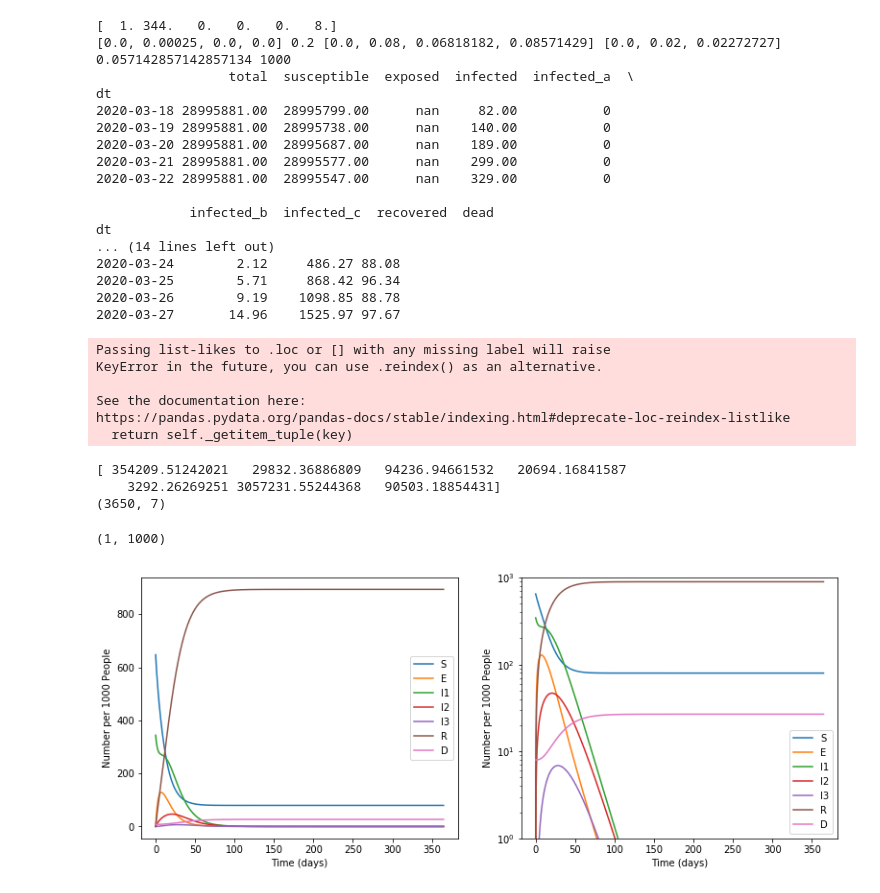
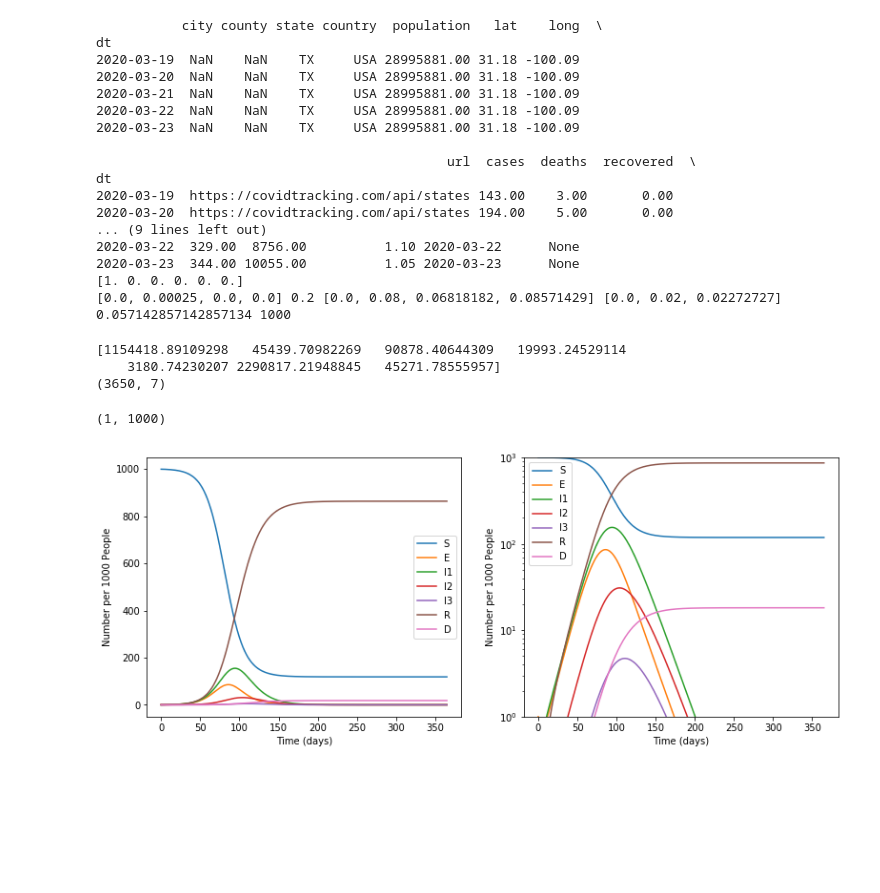
Before and after one commit to act-now-coalition/covid-data-model, a Jupyter notebook: seird_notebook_runtime.ipynb, the cells around one changed output. Cells and saved outputs as stored; diff of their text form; code cells hidden in the pictures; blank space fills up the shorter version.

```diff
--- a/seird_notebook_runtime.ipynb
+++ b/seird_notebook_runtime.ipynb
@@ -116,7 +116,8 @@ def plot_df(df, cols):
 # [1. 0. 0. 0. 0. 0.]
 # [0.0, 0.00025, 0.0, 0.0] 0.2 [0.0, 0.08, 0.06818182, 0.08571429] [0.0, 0.02, 0.02272727] 0.057142857142857134 28995881.0
 # %%
-use_harvard_init = False #If True use the harvard model inputs for inital conditions and N (recreate their graph)
+#use_harvard_init = False #If True use the harvard model inputs for inital conditions and N (recreate their graph)
+use_harvard_init = True #If True use the harvard model inputs for inital conditions and N (recreate their graph)
 # %%
 [df, soln] = model_state('USA', 'TX', INTERVENTIONS[0])
 
@@ -124,29 +125,23 @@ if use_harvard_init:
     df.index.name = 'date'
     df.reset_index(inplace=True)
 # %% [output]
-[  1. 344.   0.   0.   0.   8.]
+           city county state country  population   lat    long  \
+dt
+2020-03-19  NaN    NaN    TX     USA 28995881.00 31.18 -100.09
+2020-03-20  NaN    NaN    TX     USA 28995881.00 31.18 -100.09
+2020-03-21  NaN    NaN    TX     USA 28995881.00 31.18 -100.09
+2020-03-22  NaN    NaN    TX     USA 28995881.00 31.18 -100.09
+2020-03-23  NaN    NaN    TX     USA 28995881.00 31.18 -100.09
+
+                                             url  cases  deaths  recovered  \
+dt
+2020-03-19  https://covidtracking.com/api/states 143.00    3.00       0.00
+2020-03-20  https://covidtracking.com/api/states 194.00    5.00       0.00
+... (9 lines left out)
+2020-03-22  329.00  8756.00          1.10 2020-03-22      None
+2020-03-23  344.00 10055.00          1.05 2020-03-23      None
+[1. 0. 0. 0. 0. 0.]
 [0.0, 0.00025, 0.0, 0.0] 0.2 [0.0, 0.08, 0.06818182, 0.08571429] [0.0, 0.02, 0.02272727] 0.057142857142857134 1000
-                 total  susceptible  exposed  infected  infected_a  \
-dt
-2020-03-18 28995881.00  28995799.00      nan     82.00           0
-2020-03-19 28995881.00  28995738.00      nan    140.00           0
-2020-03-20 28995881.00  28995687.00      nan    189.00           0
-2020-03-21 28995881.00  28995577.00      nan    299.00           0
-2020-03-22 28995881.00  28995547.00      nan    329.00           0
-
-            infected_b  infected_c  recovered  dead
-dt
-... (14 lines left out)
-2020-03-24        2.12     486.27 88.08
-2020-03-25        5.71     868.42 96.34
-2020-03-26        9.19    1098.85 88.78
-2020-03-27       14.96    1525.97 97.67
-Passing list-likes to .loc or [] with any missing label will raise
-KeyError in the future, you can use .reindex() as an alternative.
-
-See the documentation here:
-https://pandas.pydata.org/pandas-docs/stable/indexing.html#deprecate-loc-reindex-listlike
-  return self._getitem_tuple(key)
 # %%
 if use_harvard_init:
     tmax=365
@@ -155,35 +150,35 @@ if use_harvard_init:
 else:
     # tmax = 80 * 4
     tmax = 365
-    N = 1000#28995881.00
+    N = 28995881.00
     tvec=np.arange(0,tmax,0.1)
 
 soln_plt = np.hstack((N-np.sum(soln,axis=1,keepdims=True),soln))
 
 print(sum(soln_plt))
 print(soln_plt.shape)
 
 plt.figure(figsize=(13,5))
 plt.subplot(1,2,1)
 plt.plot(tvec,soln_plt)
 plt.xlabel("Time (days)")
 plt.ylabel("Number per 1000 People")
 plt.legend(("S","E","I1","I2","I3","R","D"))
 #plt.ylim([0,N])
 
 #Same plot but on log scale
 plt.subplot(1,2,2)
 plt.plot(tvec,soln_plt)
 plt.semilogy()
 plt.xlabel("Time (days)")
 plt.ylabel("Number per 1000 People")
 plt.legend(("S","E","I1","I2","I3","R","D"))
 plt.ylim([1,N])
 #plt.tight_layout()
 # %% [output]
-[ 354209.51242021   29832.36886809   94236.94661532   20694.16841587
-    3292.26269251 3057231.55244368   90503.18854431]
+[1154418.89109298   45439.70982269   90878.40644309   19993.24529114
+    3180.74230207 2290817.21948845   45271.78555957]
 (3650, 7)
 (1, 1000)
-[figure, old version]
+[figure, new version]
 # %%
```
Also changed, not shown: parts of 2 cells of this notebook, 1 other file.
